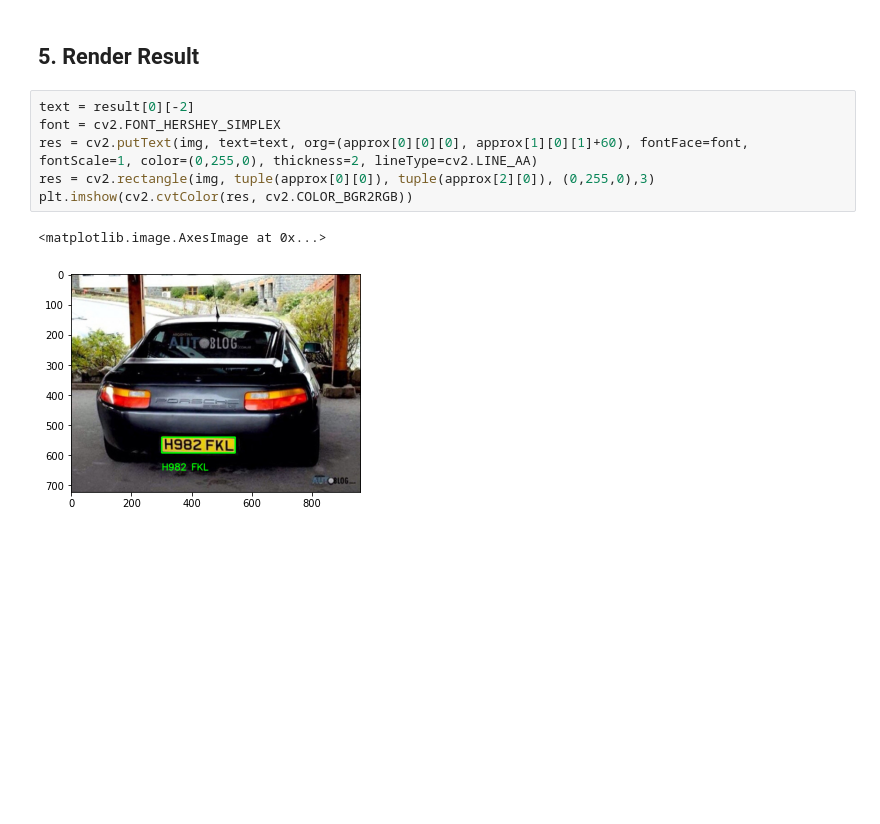
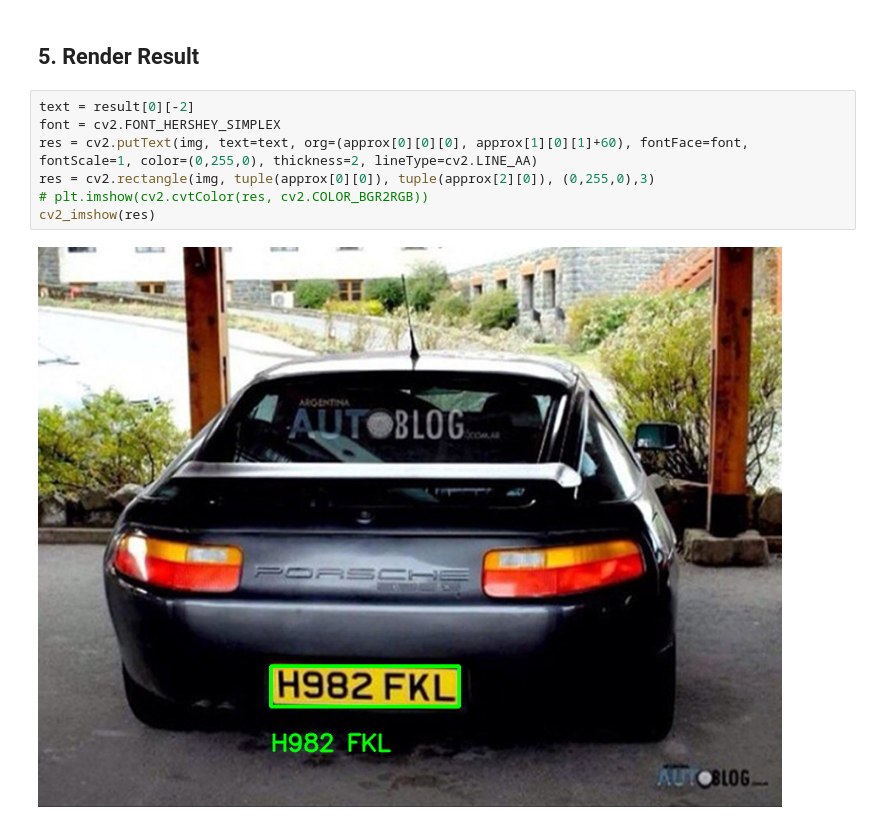
Before and after one commit to joshhu/must_opencv, a Jupyter notebook: Codes/anpr/Must_OpenCV_車牌辨識.ipynb, the cells around one changed output. Cells and saved outputs as stored; diff of their text form; blank space fills up the shorter version.

```diff
--- a/Codes/anpr/Must_OpenCV_車牌辨識.ipynb
+++ b/Codes/anpr/Must_OpenCV_車牌辨識.ipynb
@@ -103,9 +100,9 @@ Downloading recognition model, please wait. This may take several minutes depend
 # %%
 text = result[0][-2]
 font = cv2.FONT_HERSHEY_SIMPLEX
 res = cv2.putText(img, text=text, org=(approx[0][0][0], approx[1][0][1]+60), fontFace=font, fontScale=1, color=(0,255,0), thickness=2, lineType=cv2.LINE_AA)
 res = cv2.rectangle(img, tuple(approx[0][0]), tuple(approx[2][0]), (0,255,0),3)
-plt.imshow(cv2.cvtColor(res, cv2.COLOR_BGR2RGB))
+# plt.imshow(cv2.cvtColor(res, cv2.COLOR_BGR2RGB))
+cv2_imshow(res)
 # %% [output]
-<matplotlib.image.AxesImage at 0x...>
-[figure, old version]
+[figure, new version]
```
Also changed, not shown: parts of 4 cells of this notebook, 4 other files.
